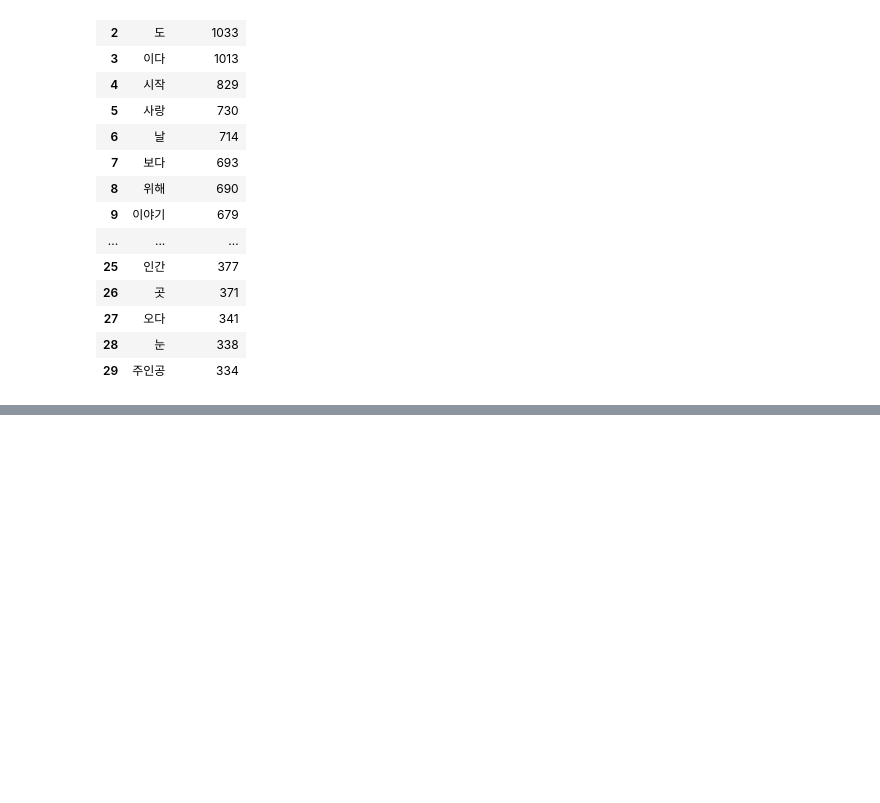
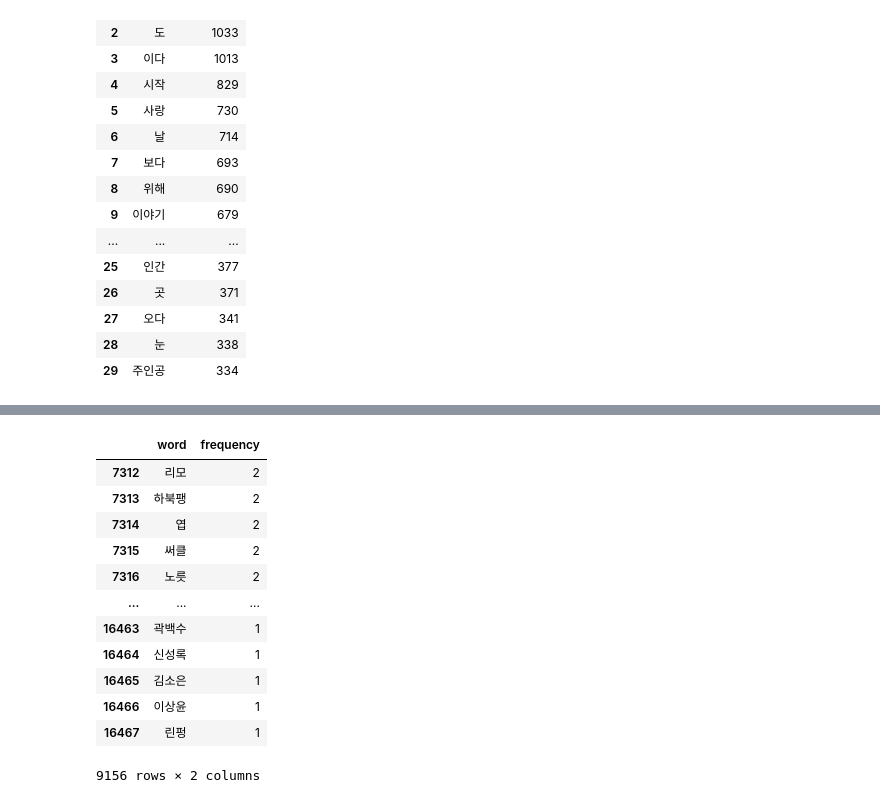
Before and after one commit to ujaei21/final_project, a Jupyter notebook: drop_duplicate.ipynb, the cells around one changed output, grey strips where cells are left out. Drawn from its saved outputs; the diff is of its cells as text; code cells hidden in the pictures; blank space fills up the shorter version.

```diff
--- a/drop_duplicate.ipynb
+++ b/drop_duplicate.ipynb
@@ -172,0 +228,16 @@ new_word.iloc[:30]
+# %%
+word_list[word_list.frequency <= 2]
+# %% [output]
+|  | word | frequency |
+| 7312 | 리모 | 2 |
+| 7313 | 하북팽 | 2 |
+| 7314 | 엽 | 2 |
+| 7315 | 써클 | 2 |
+| 7316 | 노릇 | 2 |
+| ... | ... | ... |
+| 16463 | 곽백수 | 1 |
+| 16464 | 신성록 | 1 |
+| 16465 | 김소은 | 1 |
+| 16466 | 이상윤 | 1 |
+| 16467 | 린펑 | 1 |
+9156 rows × 2 columns
```
Also changed, not shown: parts of 14 cells of this notebook, 1 other file.
